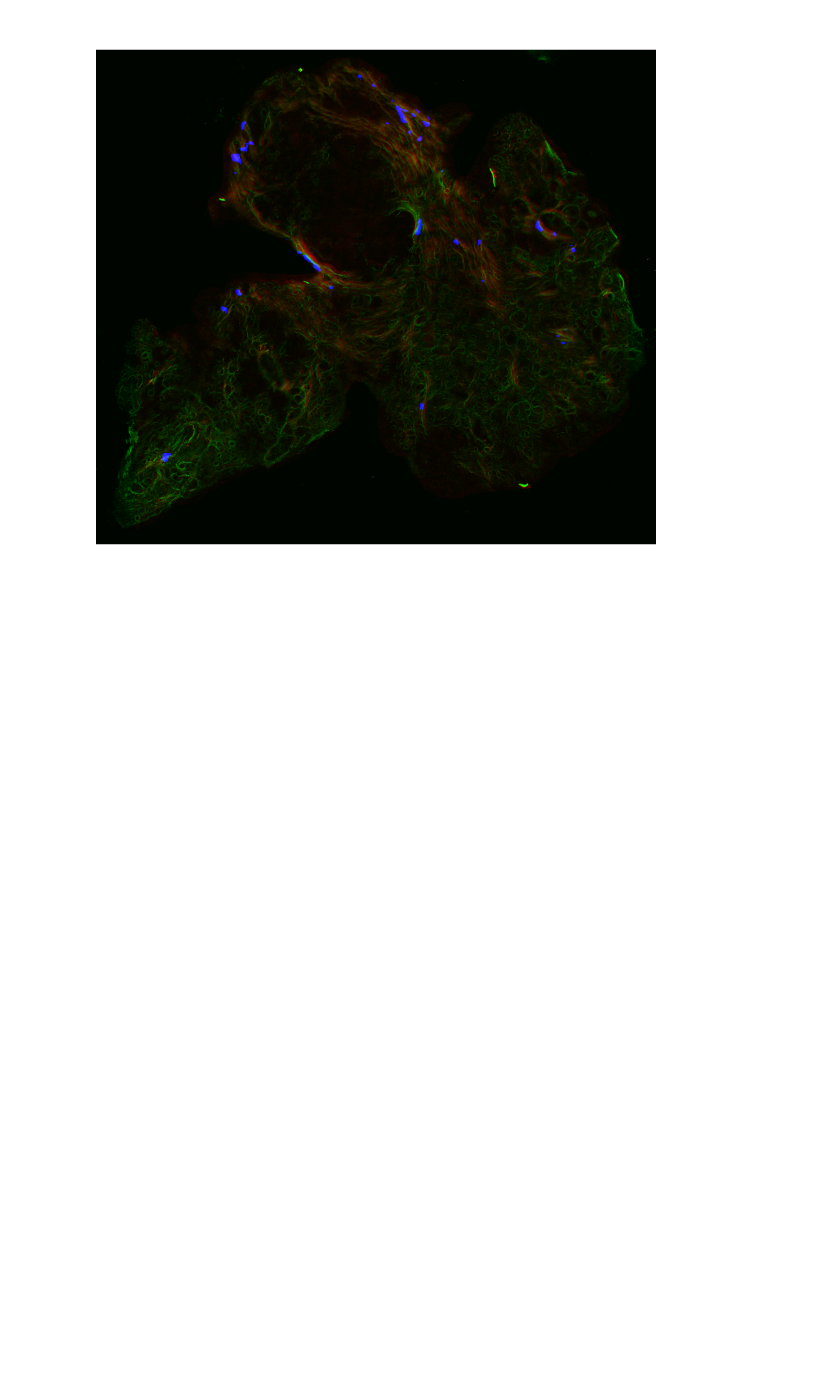
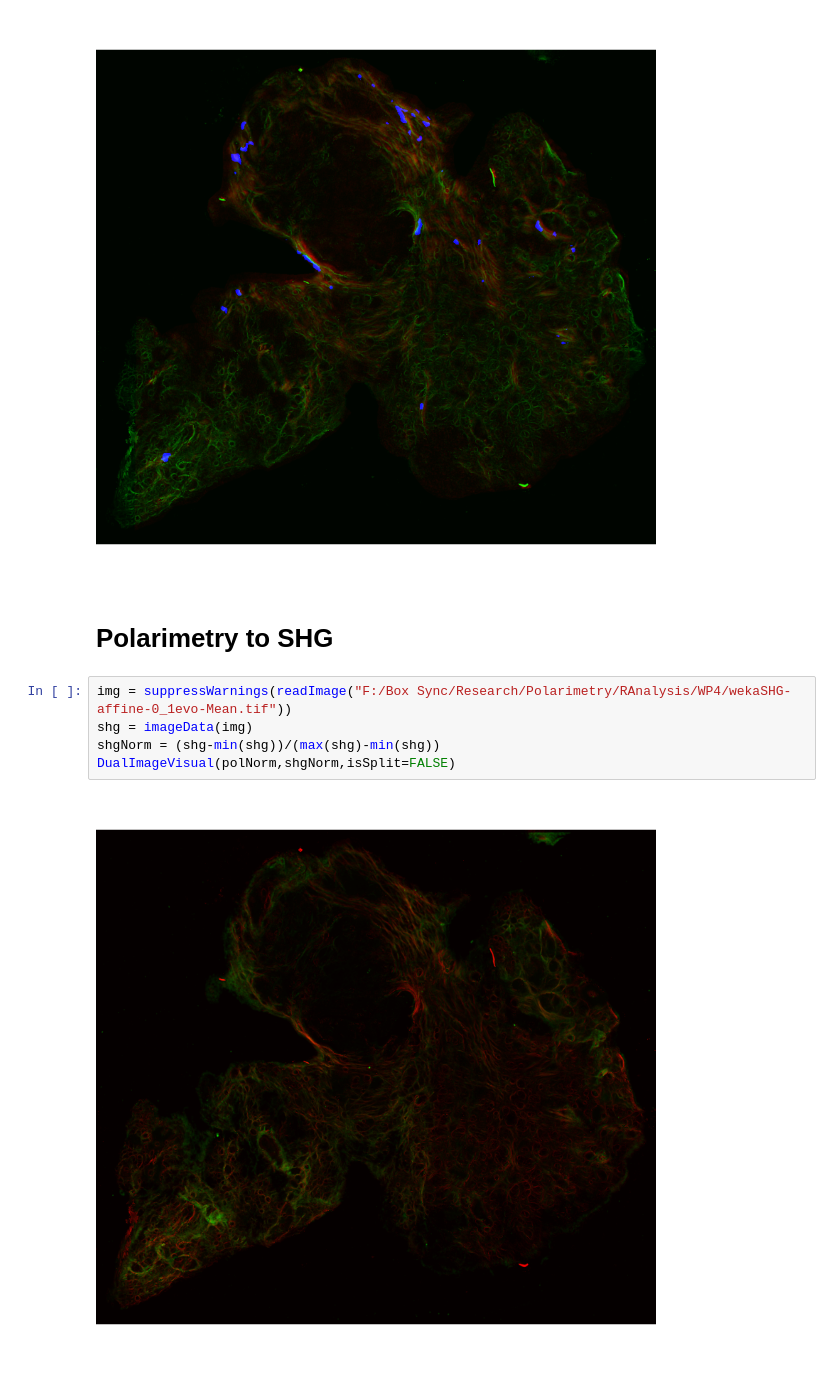
Before and after one commit to uw-loci/polarimetry, a Jupyter notebook: Colocolization analysis.ipynb, the cells around one changed output. Cells and saved outputs as stored; diff of their text form; blank space fills up the shorter version.

```diff
--- a/Colocolization analysis.ipynb
+++ b/Colocolization analysis.ipynb
@@ -48,3 +68,12 @@ plot(colocAnalysis)
 Warning message in colocalpixel(mmpNorm, polNorm, method = "trunkendall"):
 "method should be one of "bonferroni""
 [figure]
+# %% [markdown]
+# Polarimetry to SHG
+# %%
+img = suppressWarnings(readImage("F:/Box Sync/Research/Polarimetry/RAnalysis/WP4/wekaSHG-affine-0_1evo-Mean.tif"))
+shg = imageData(img)
+shgNorm = (shg-min(shg))/(max(shg)-min(shg))
+DualImageVisual(polNorm,shgNorm,isSplit=FALSE)
+# %% [output]
+[figure, added]
```
Also changed, not shown: parts of 9 cells of this notebook, 1 other file.
